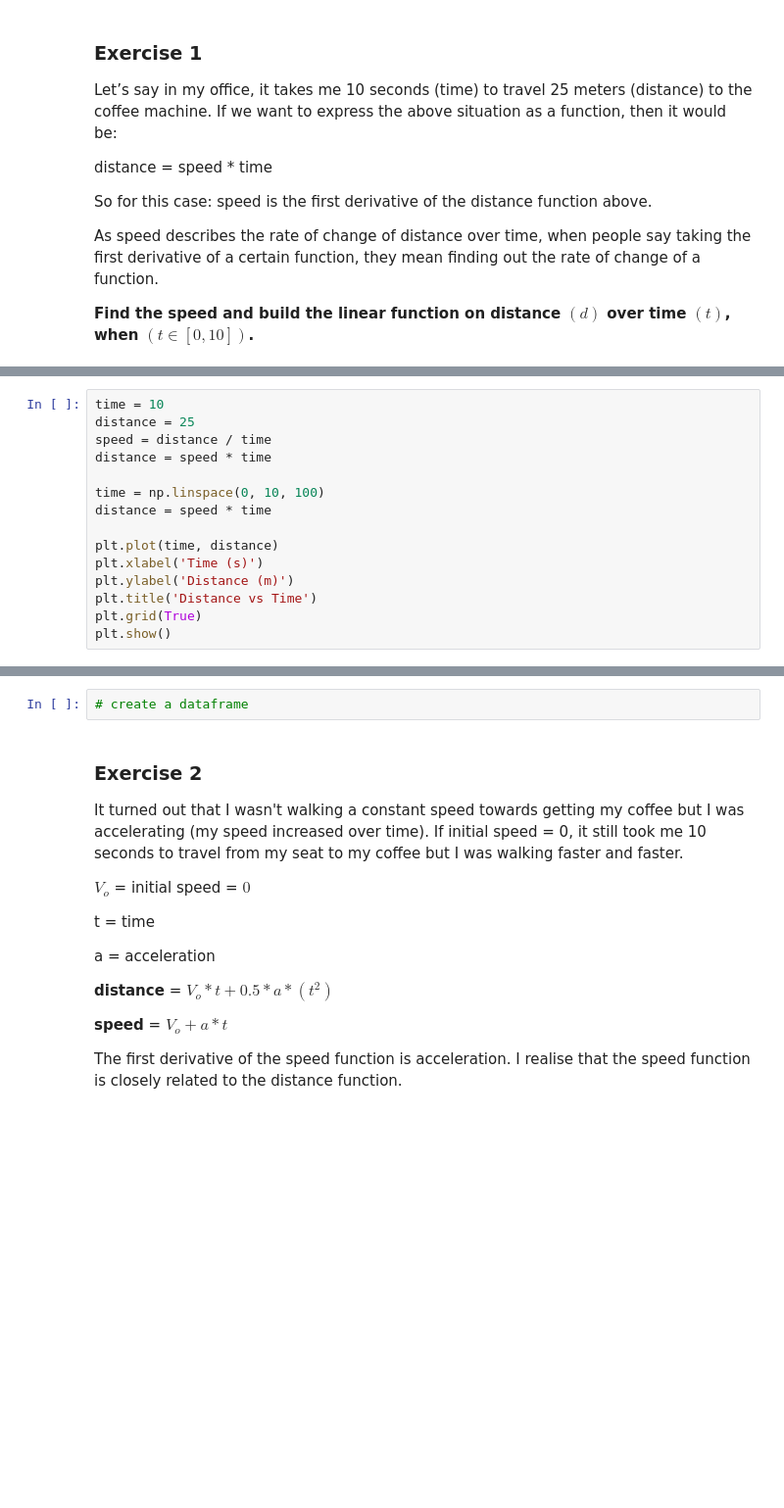
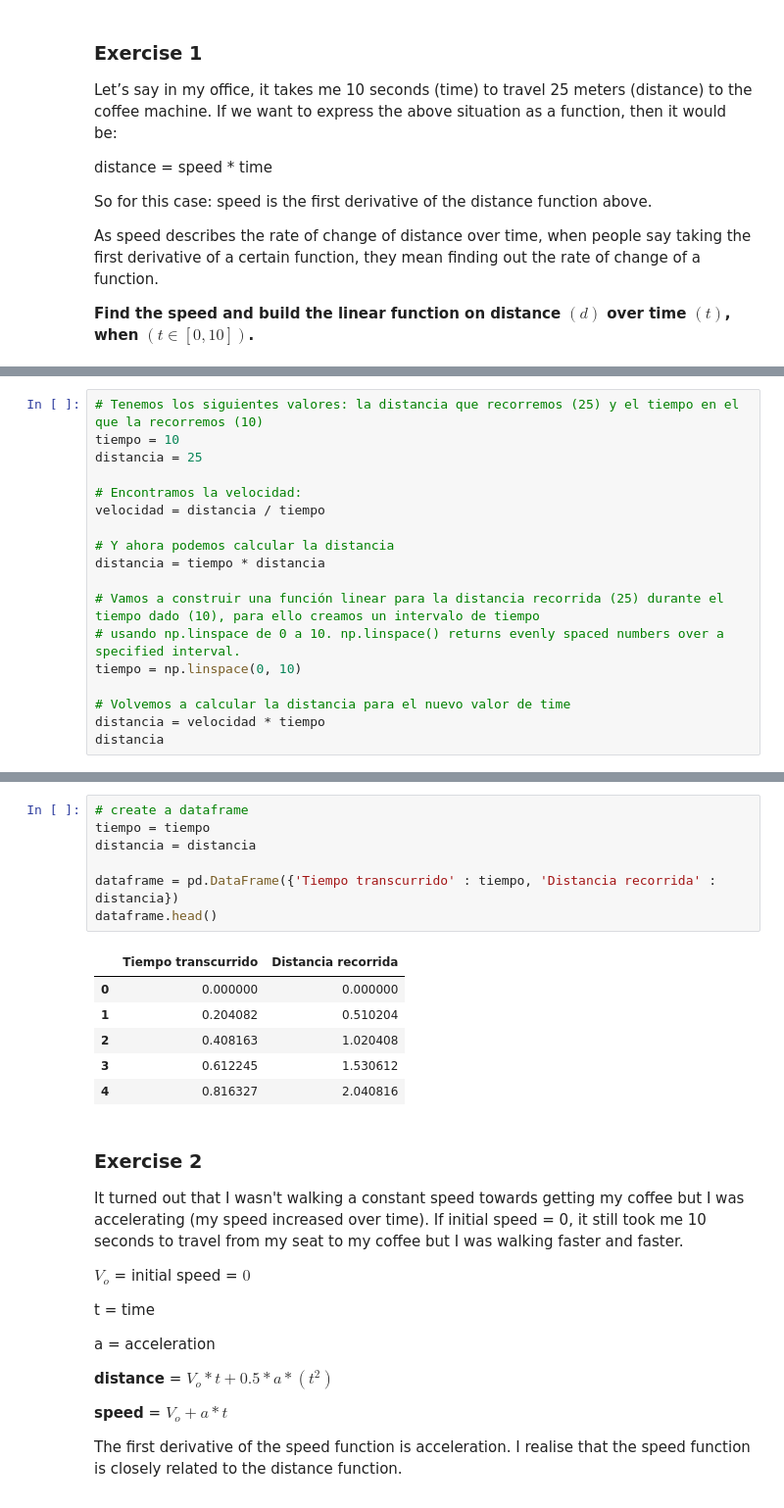
Before and after one commit to 4GeeksAcademy/julio-segura-calculus-and-algebra-problems-with-python, a Jupyter notebook: problems.ipynb, the cells around one changed output, grey strips where cells are left out. Shown: that part at 98% size. Drawn from its saved outputs; the diff is of its cells as text; blank space fills up the shorter version.

```diff
--- a/problems.ipynb
+++ b/problems.ipynb
@@ -32,16 +49,19 @@ import numpy as np
 # %%
-time = 10
-distance = 25
-speed = distance / time
-distance = speed * time
+# Tenemos los siguientes valores: la distancia que recorremos (25) y el tiempo en el que la recorremos (10)
+tiempo = 10
+distancia = 25
 
-time = np.linspace(0, 10, 100)
-distance = speed * time
+# Encontramos la velocidad:
+velocidad = distancia / tiempo
 
-plt.plot(time, distance)
-plt.xlabel('Time (s)')
-plt.ylabel('Distance (m)')
-plt.title('Distance vs Time')
-plt.grid(True)
-plt.show()
+# Y ahora podemos calcular la distancia
+distancia = tiempo * distancia
+
+# Vamos a construir una función linear para la distancia recorrida (25) durante el tiempo dado (10), para ello creamos un intervalo de tiempo
+# usando np.linspace de 0 a 10. np.linspace() returns evenly spaced numbers over a specified interval.
+tiempo = np.linspace(0, 10)
+
+# Volvemos a calcular la distancia para el nuevo valor de time
+distancia = velocidad * tiempo
+distancia
 # %% [output]
@@ -88,5 +89,17 @@ plt.show()
 # %%
 # create a dataframe
+tiempo = tiempo
+distancia = distancia
+
+dataframe = pd.DataFrame({'Tiempo transcurrido' : tiempo, 'Distancia recorrida' : distancia})
+dataframe.head()
+# %% [output]
+|  | Tiempo transcurrido | Distancia recorrida |
+| 0 | 0.000000 | 0.000000 |
+| 1 | 0.204082 | 0.510204 |
+| 2 | 0.408163 | 1.020408 |
+| 3 | 0.612245 | 1.530612 |
+| 4 | 0.816327 | 2.040816 |
 # %% [markdown]
 ### Exercise 2
 
```
Also changed, not shown: parts of 11 cells of this notebook.
